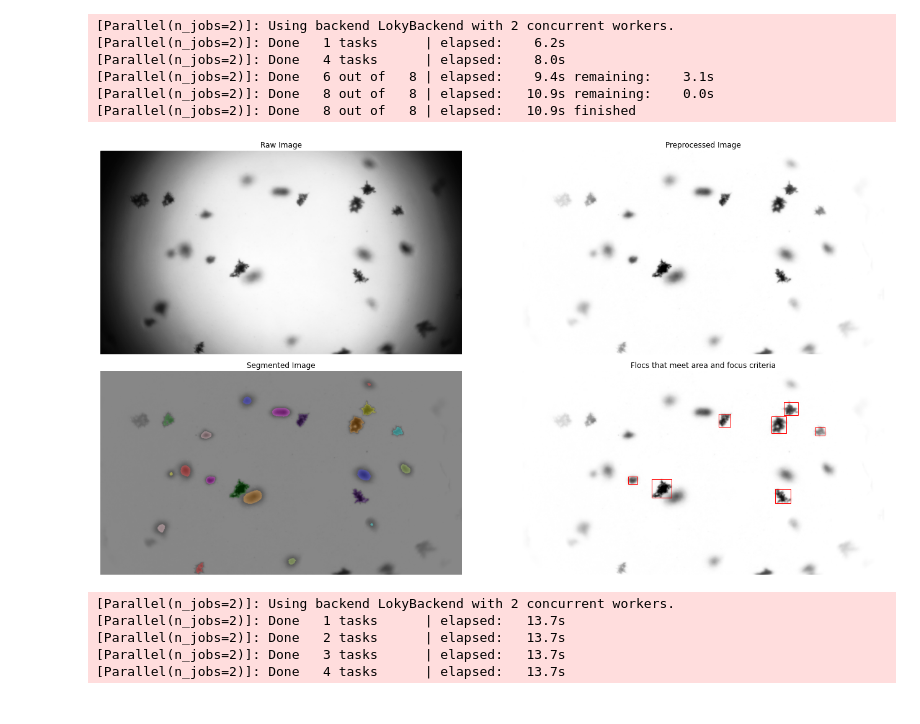
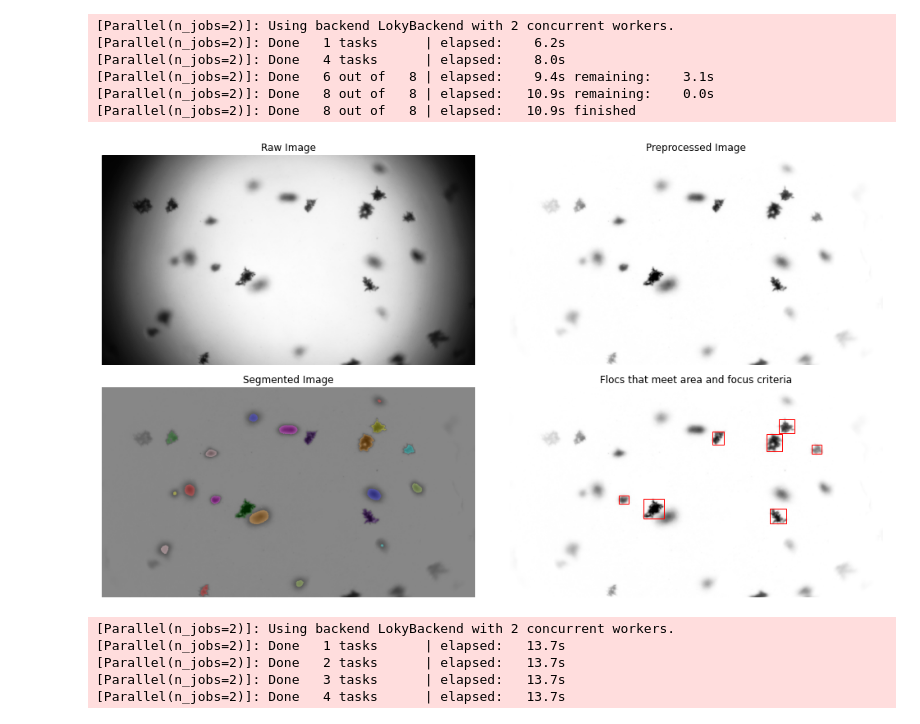
Before and after one commit to Floc-Imaging-and-Image-Processing/flocpy, a Jupyter notebook: examples/analyze_testdata.ipynb, the cells around one changed output. Cells and saved outputs as stored; diff of their text form; code cells hidden in the pictures.

Commit message:
edited exampleimage

```diff
--- a/examples/analyze_testdata.ipynb
+++ b/examples/analyze_testdata.ipynb
@@ -95,36 +95,34 @@ out1 = flocpy.identify_flocs(sorted_flist_1,
 [Parallel(n_jobs=2)]: Done   8 out of   8 | elapsed:   10.9s remaining:    0.0s
 [Parallel(n_jobs=2)]: Done   8 out of   8 | elapsed:   10.9s finished
 # %%
-fig, ax = plt.subplots(figsize=(20, 10), nrows=2, ncols=2)
+fig, ax = plt.subplots(figsize=(14, 8), nrows=2, ncols=2)
 ax[0,0].axis('off')
 ax[1,0].axis('off')
 ax[0,1].axis('off')
 ax[1,1].axis('off')
 
 imgix = 4
 
 ax[0,0].set_title('Raw Image')
 out1[imgix].plot_segmentation(ax[0,0], min_area=100, max_edgewidth=10, use_raw_img=True, show_overlay=False, show_boxes=False,
                          box_color='k', box_thickness=1)
 
 ax[0,1].set_title('Preprocessed Image')
 out1[imgix].plot_segmentation(ax[0,1], min_area=100, max_edgewidth=10, use_raw_img=False, show_overlay=False, show_boxes=False,
                          box_color='k', box_thickness=1)
 
 ax[1,0].set_title('Segmented Image')
 out1[imgix].plot_segmentation(ax[1,0], min_area=100, max_edgewidth=10, use_raw_img=False, show_overlay=True, show_boxes=False,
                          box_color='k', box_thickness=1)
 
 
 ax[1,1].set_title('Flocs that meet area and focus criteria')
 out1[imgix].plot_segmentation(ax[1,1], min_area=100, max_edgewidth=12, use_raw_img=False, show_overlay=False, show_boxes=True,
                          box_color='r', box_thickness=1)
 
 plt.tight_layout()
-
-plt.savefig('C:\\users\\tashl\\onedrive\\desktop\\example.png')
 # %% [output]
-[figure, old version]
+[figure, new version]
 # %%
 out2 = flocpy.identify_flocs(sorted_flist_2,
                             resolution=0.95,
```
Also changed, not shown: 1 other file.
